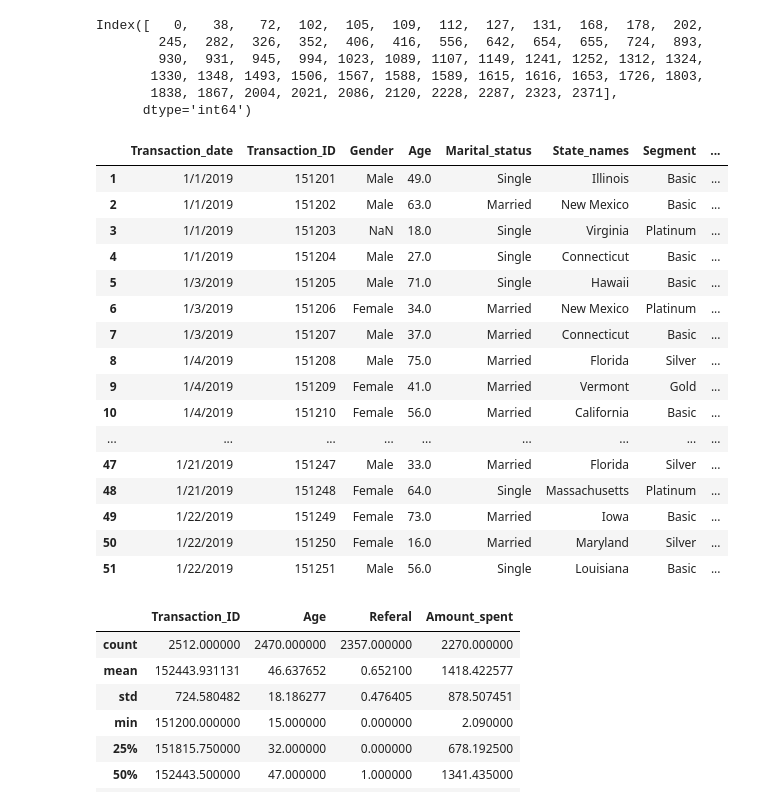
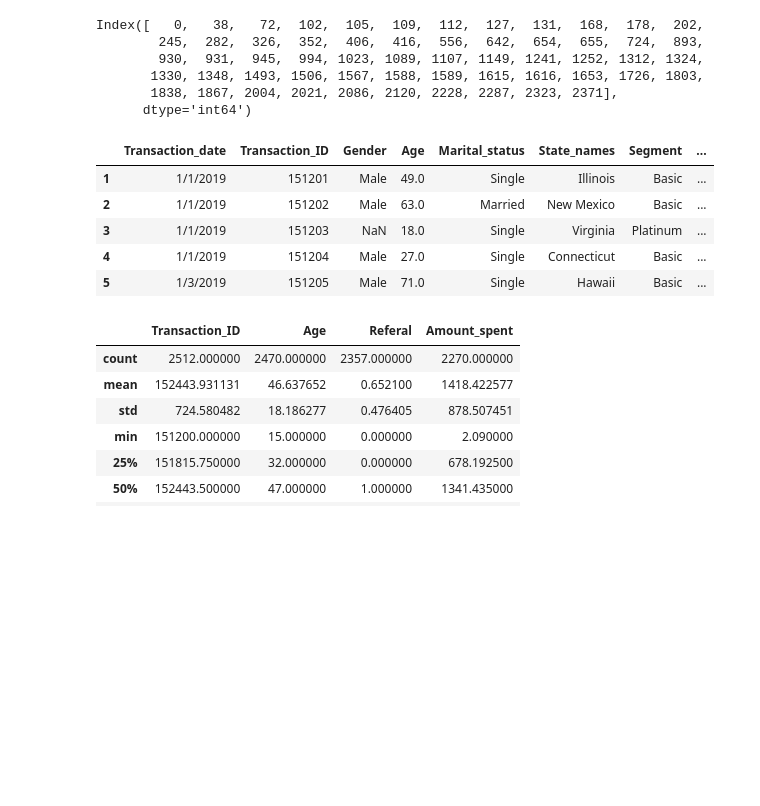
Before and after one commit to TheFalcon1990/Data-Driven-AI, a Jupyter notebook: Week-3/Practical_A/Week2_work.ipynb, the cells around one changed output. Saved outputs shown, nothing was run; the diff lists cells and outputs as text; code cells hidden in the pictures; blank space fills up the shorter version.

```diff
--- a/Week-3/Practical_A/Week2_work.ipynb
+++ b/Week-3/Practical_A/Week2_work.ipynb
@@ -86,26 +99,15 @@ Index([   0,   38,   72,  102,  105,  109,  112,  127,  131,  168,  178,  202,
 # %%
 # Delete or dropping the unemployed and others colum
 
 drop_df = df.drop(df[(df['Employees_status']=='Unemployment') & (df['Payment_method']=='Other')].index)
-drop_df.head(50)
+drop_df.head(5)
 # %% [output]
 |  | Transaction_date | Transaction_ID | Gender | Age | Marital_status | State_names | Segment | ... |
 | 1 | 1/1/2019 | 151201 | Male | 49.0 | Single | Illinois | Basic | ... |
 | 2 | 1/1/2019 | 151202 | Male | 63.0 | Married | New Mexico | Basic | ... |
 | 3 | 1/1/2019 | 151203 | NaN | 18.0 | Single | Virginia | Platinum | ... |
 | 4 | 1/1/2019 | 151204 | Male | 27.0 | Single | Connecticut | Basic | ... |
 | 5 | 1/3/2019 | 151205 | Male | 71.0 | Single | Hawaii | Basic | ... |
-| 6 | 1/3/2019 | 151206 | Female | 34.0 | Married | New Mexico | Platinum | ... |
-| 7 | 1/3/2019 | 151207 | Male | 37.0 | Married | Connecticut | Basic | ... |
-| 8 | 1/4/2019 | 151208 | Male | 75.0 | Married | Florida | Silver | ... |
-| 9 | 1/4/2019 | 151209 | Female | 41.0 | Married | Vermont | Gold | ... |
-| 10 | 1/4/2019 | 151210 | Female | 56.0 | Married | California | Basic | ... |
-| ... | ... | ... | ... | ... | ... | ... | ... | ... |
-| 47 | 1/21/2019 | 151247 | Male | 33.0 | Married | Florida | Silver | ... |
-| 48 | 1/21/2019 | 151248 | Female | 64.0 | Single | Massachusetts | Platinum | ... |
-| 49 | 1/22/2019 | 151249 | Female | 73.0 | Married | Iowa | Basic | ... |
-| 50 | 1/22/2019 | 151250 | Female | 16.0 | Married | Maryland | Silver | ... |
-| 51 | 1/22/2019 | 151251 | Male | 56.0 | Single | Louisiana | Basic | ... |
 # %%
 # •	Display the statistical summary of your data frame by using describe() function.
 df.describe()
```
Also changed, not shown: parts of 27 cells of this notebook.
